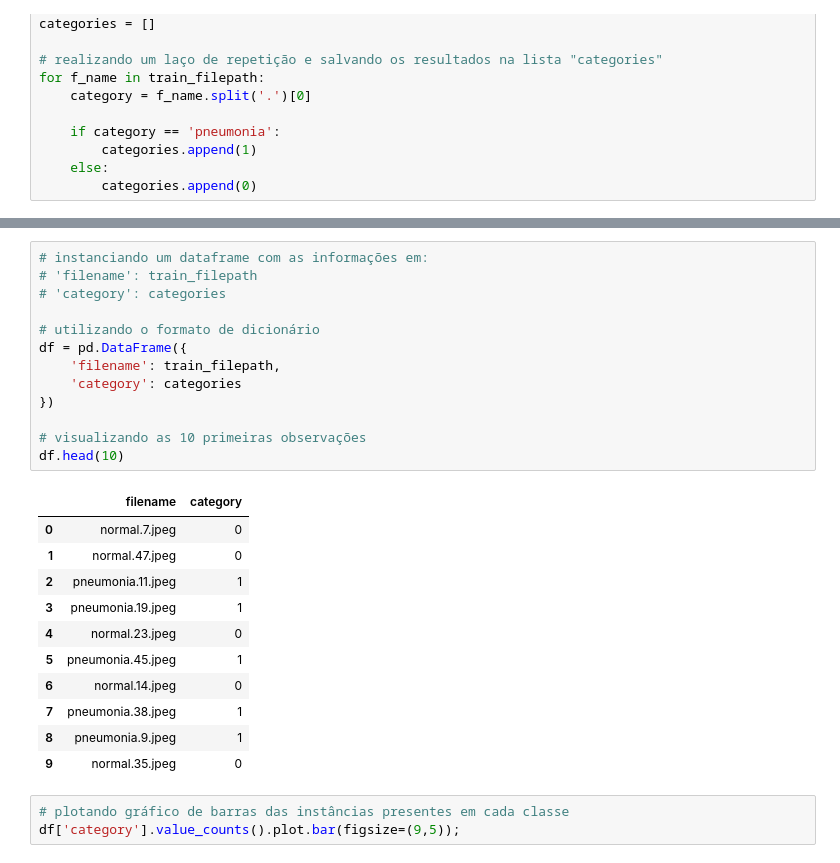
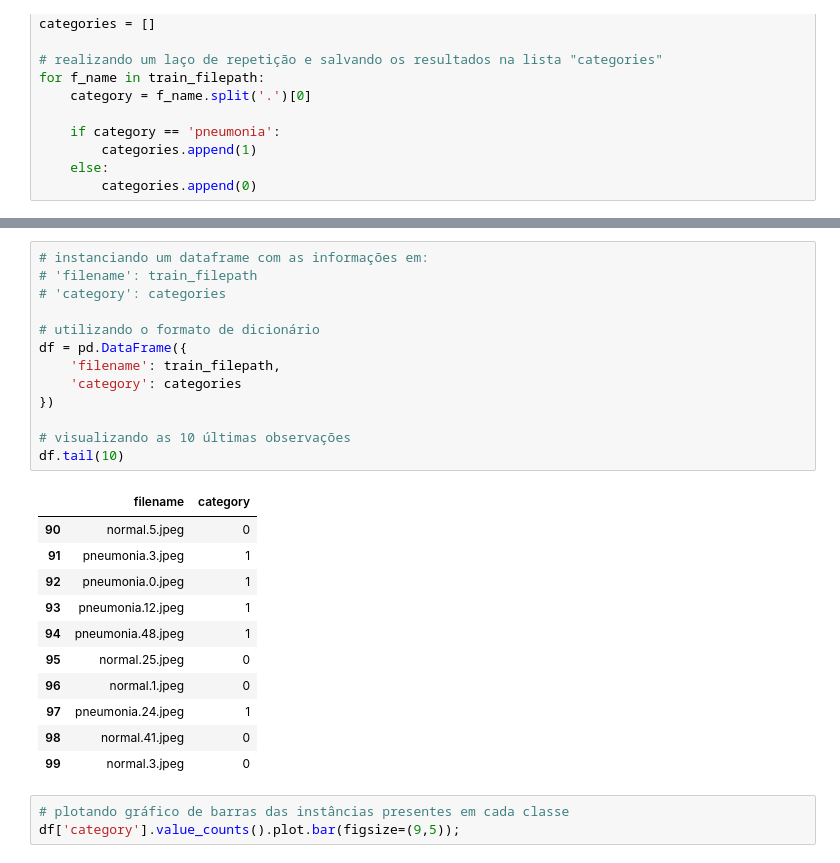
Before and after one commit to FGalvao77/RNA-rede-neural-artificial-para-deteccao-de-pneumonia-em-raio-x, a Jupyter notebook: RNA_diagnostico_pneumonia_raiox.ipynb, the cells around one changed output, grey strips where cells are left out. Drawn from its saved outputs; the diff is of its cells as text.

```diff
--- a/RNA_diagnostico_pneumonia_raiox.ipynb
+++ b/RNA_diagnostico_pneumonia_raiox.ipynb
@@ -146,28 +162,28 @@ print(pd.__version__)
 # %%
 # instanciando um dataframe com as informações em:
 # 'filename': train_filepath
 # 'category': categories
 
 # utilizando o formato de dicionário
 df = pd.DataFrame({
     'filename': train_filepath,
     'category': categories
 })
 
-# visualizando as 10 primeiras observações
-df.head(10)
+# visualizando as 10 últimas observações
+df.tail(10)
 # %% [output]
 |  | filename | category |
-| 0 | normal.7.jpeg | 0 |
-| 1 | normal.47.jpeg | 0 |
-| 2 | pneumonia.11.jpeg | 1 |
-| 3 | pneumonia.19.jpeg | 1 |
-| 4 | normal.23.jpeg | 0 |
-| 5 | pneumonia.45.jpeg | 1 |
-| 6 | normal.14.jpeg | 0 |
-| 7 | pneumonia.38.jpeg | 1 |
-| 8 | pneumonia.9.jpeg | 1 |
-| 9 | normal.35.jpeg | 0 |
+| 90 | normal.5.jpeg | 0 |
+| 91 | pneumonia.3.jpeg | 1 |
+| 92 | pneumonia.0.jpeg | 1 |
+| 93 | pneumonia.12.jpeg | 1 |
+| 94 | pneumonia.48.jpeg | 1 |
+| 95 | normal.25.jpeg | 0 |
+| 96 | normal.1.jpeg | 0 |
+| 97 | pneumonia.24.jpeg | 1 |
+| 98 | normal.41.jpeg | 0 |
+| 99 | normal.3.jpeg | 0 |
 # %%
 # plotando gráfico de barras das instâncias presentes em cada classe
 df['category'].value_counts().plot.bar(figsize=(9,5));
```
Also changed, not shown: parts of 46 cells of this notebook, 1 other file.
